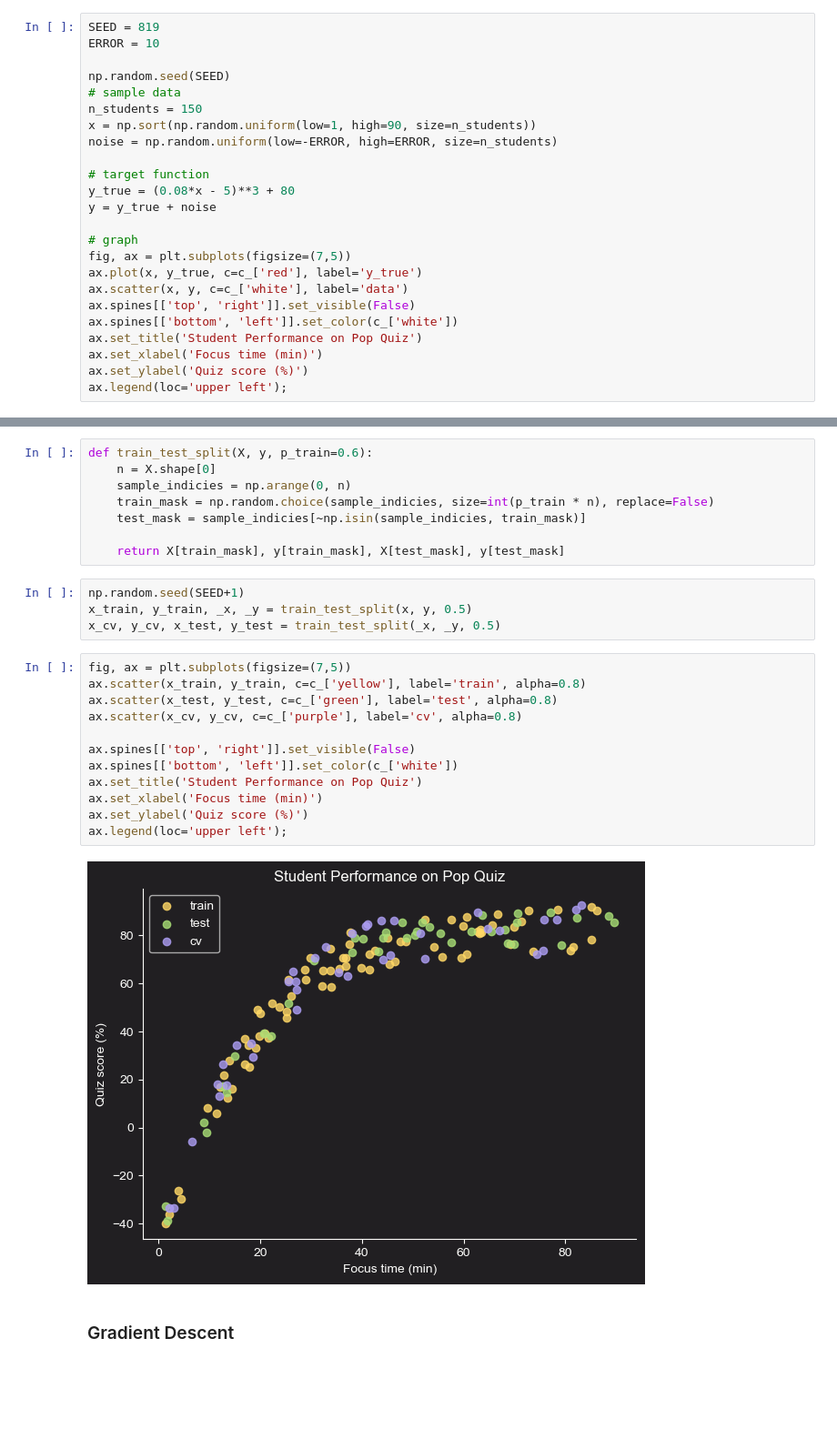
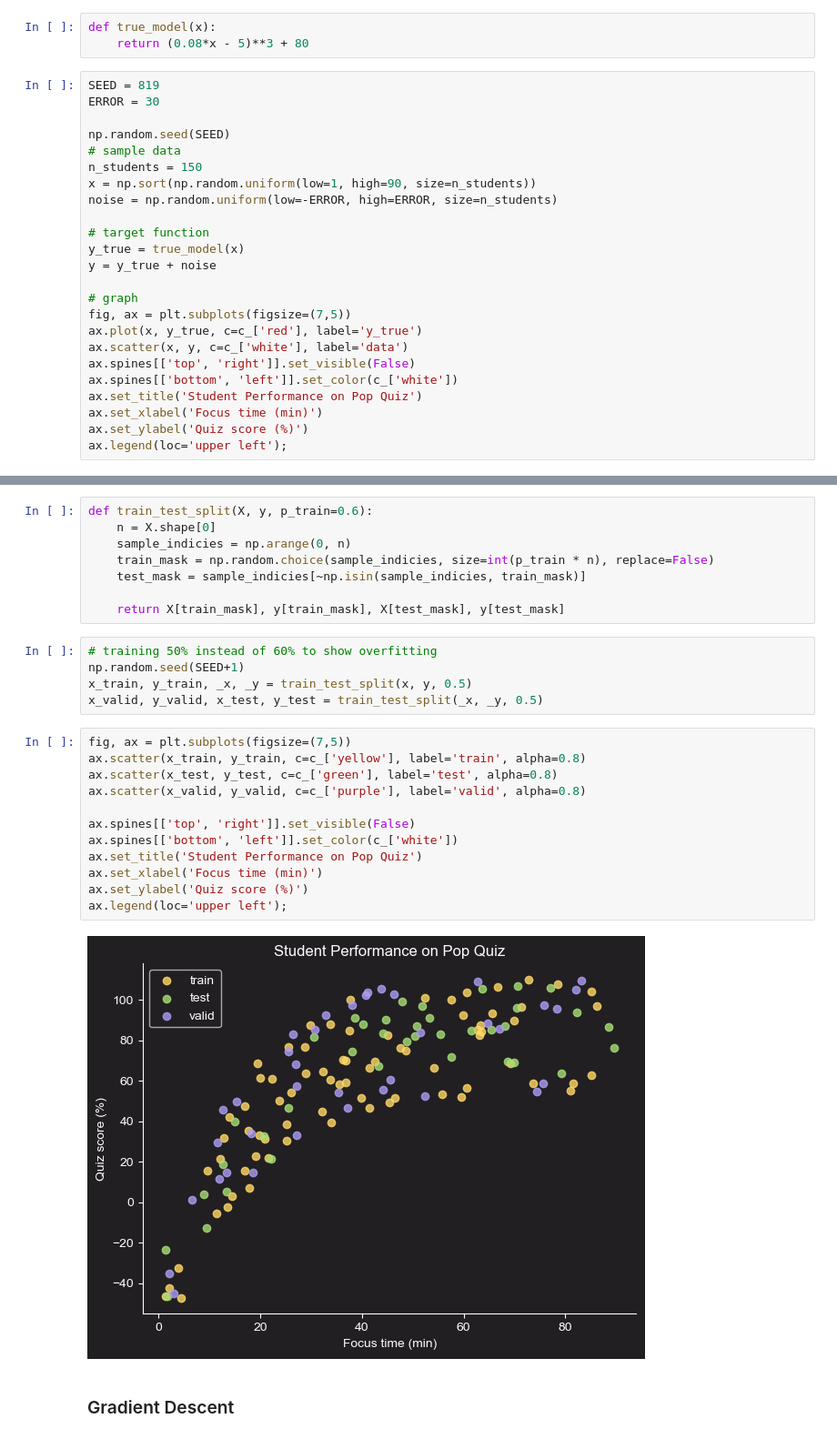
Before and after one commit to jakecreate/machine-learning-from-scratch, a Jupyter notebook: fundamentals_machine_learning.ipynb, the cells around one changed output, grey strips where cells are left out. Shown at 91% size. Cells and saved outputs as stored; diff of their text form; blank space fills up the shorter version.

```diff
--- a/fundamentals_machine_learning.ipynb
+++ b/fundamentals_machine_learning.ipynb
@@ -46,9 +46,12 @@ where:
 - $x$: Focus time (minutes)
 
 The following visualizes this relationship using synthetic data generated for 100 students.
+# %%
+def true_model(x):
+    return (0.08*x - 5)**3 + 80
 # %%
 SEED = 819
-ERROR = 10
+ERROR = 30
 
 np.random.seed(SEED)
 # sample data
@@ -57,7 +60,7 @@ x = np.sort(np.random.uniform(low=1, high=90, size=n_students))
 noise = np.random.uniform(low=-ERROR, high=ERROR, size=n_students)
 
 # target function
-y_true = (0.08*x - 5)**3 + 80
+y_true = true_model(x)
 y = y_true + noise
 
 # graph
@@ -185,23 +188,24 @@ def train_test_split(X, y, p_train=0.6):
 
     return X[train_mask], y[train_mask], X[test_mask], y[test_mask]
 # %%
+# training 50% instead of 60% to show overfitting
 np.random.seed(SEED+1)
 x_train, y_train, _x, _y = train_test_split(x, y, 0.5)
-x_cv, y_cv, x_test, y_test = train_test_split(_x, _y, 0.5)
+x_valid, y_valid, x_test, y_test = train_test_split(_x, _y, 0.5)
 # %%
 fig, ax = plt.subplots(figsize=(7,5))
 ax.scatter(x_train, y_train, c=c_['yellow'], label='train', alpha=0.8)
 ax.scatter(x_test, y_test, c=c_['green'], label='test', alpha=0.8)
-ax.scatter(x_cv, y_cv, c=c_['purple'], label='cv', alpha=0.8)
+ax.scatter(x_valid, y_valid, c=c_['purple'], label='valid', alpha=0.8)
 
 ax.spines[['top', 'right']].set_visible(False)
 ax.spines[['bottom', 'left']].set_color(c_['white'])
 ax.set_title('Student Performance on Pop Quiz')
 ax.set_xlabel('Focus time (min)')
 ax.set_ylabel('Quiz score (%)')
 ax.legend(loc='upper left');
 # %% [output]
-[figure, old version]
+[figure, new version]
 # %% [markdown]
 ### Gradient Descent
 # %% [markdown]
```
Also changed, not shown: parts of 24 cells of this notebook.
